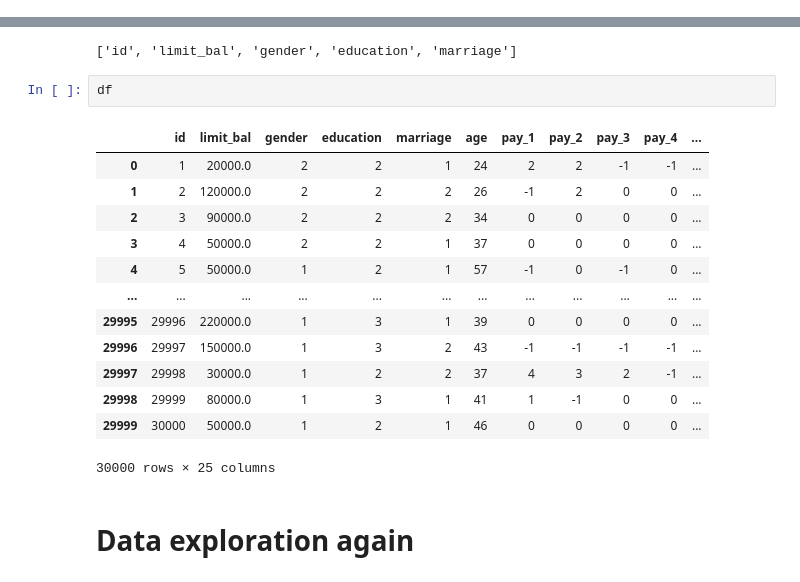
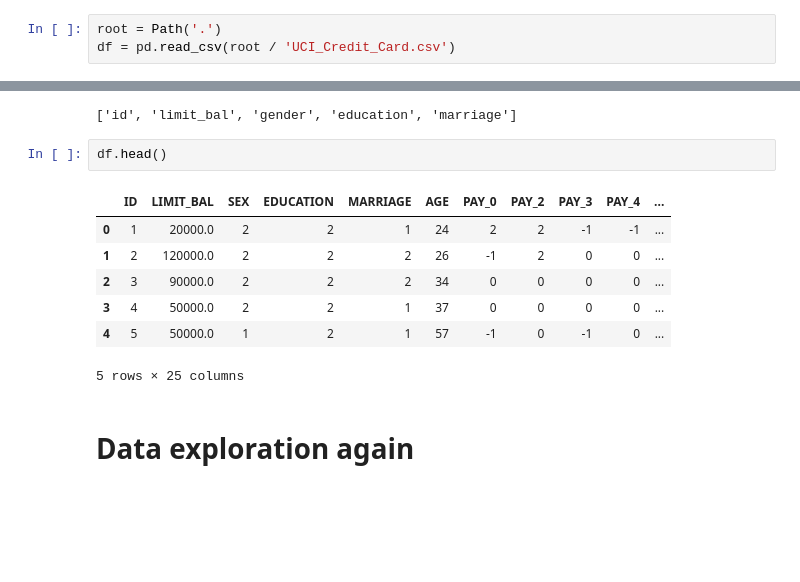
Before and after one commit to thomasXwang/UCI-Credit-card-defaults, a Jupyter notebook: UCI from scratch.ipynb, the cells around one changed output, grey strips where cells are left out. Cells and saved outputs as stored; diff of their text form; blank space fills up the shorter version.

```diff
--- a/UCI from scratch.ipynb
+++ b/UCI from scratch.ipynb
@@ -53,3 +64,6 @@ df = pd.read_csv('/kaggle/input/default-of-credit-card-clients-dataset/UCI_Credi
+# %%
+root = Path('.')
+df = pd.read_csv(root / 'UCI_Credit_Card.csv')
 # %% [markdown]
 # Useful imports
 # %% [markdown]
@@ -183,21 +209,15 @@ colonnes[:5]
 # %% [output]
 ['id', 'limit_bal', 'gender', 'education', 'marriage']
 # %%
-df
+df.head()
 # %% [output]
-|  | id | limit_bal | gender | education | marriage | age | pay_1 | pay_2 | pay_3 | pay_4 | ... |
+|  | ID | LIMIT_BAL | SEX | EDUCATION | MARRIAGE | AGE | PAY_0 | PAY_2 | PAY_3 | PAY_4 | ... |
 | 0 | 1 | 20000.0 | 2 | 2 | 1 | 24 | 2 | 2 | -1 | -1 | ... |
 | 1 | 2 | 120000.0 | 2 | 2 | 2 | 26 | -1 | 2 | 0 | 0 | ... |
 | 2 | 3 | 90000.0 | 2 | 2 | 2 | 34 | 0 | 0 | 0 | 0 | ... |
 | 3 | 4 | 50000.0 | 2 | 2 | 1 | 37 | 0 | 0 | 0 | 0 | ... |
 | 4 | 5 | 50000.0 | 1 | 2 | 1 | 57 | -1 | 0 | -1 | 0 | ... |
-| ... | ... | ... | ... | ... | ... | ... | ... | ... | ... | ... | ... |
-| 29995 | 29996 | 220000.0 | 1 | 3 | 1 | 39 | 0 | 0 | 0 | 0 | ... |
-| 29996 | 29997 | 150000.0 | 1 | 3 | 2 | 43 | -1 | -1 | -1 | -1 | ... |
-| 29997 | 29998 | 30000.0 | 1 | 2 | 2 | 37 | 4 | 3 | 2 | -1 | ... |
-| 29998 | 29999 | 80000.0 | 1 | 3 | 1 | 41 | 1 | -1 | 0 | 0 | ... |
-| 29999 | 30000 | 50000.0 | 1 | 2 | 1 | 46 | 0 | 0 | 0 | 0 | ... |
-30000 rows × 25 columns
+5 rows × 25 columns
 # %% [markdown]
 # Data exploration again
 # %% [markdown]
```
Also changed, not shown: parts of 17 cells of this notebook.
